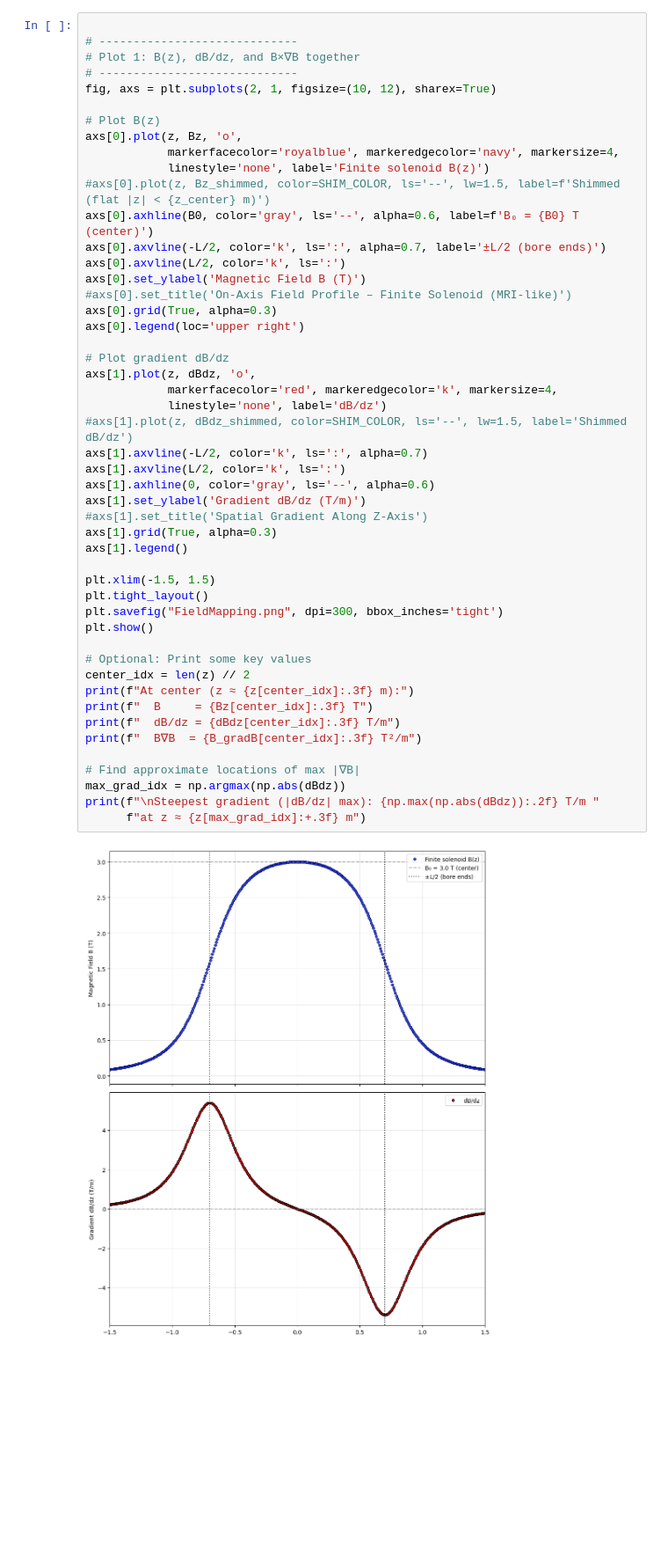
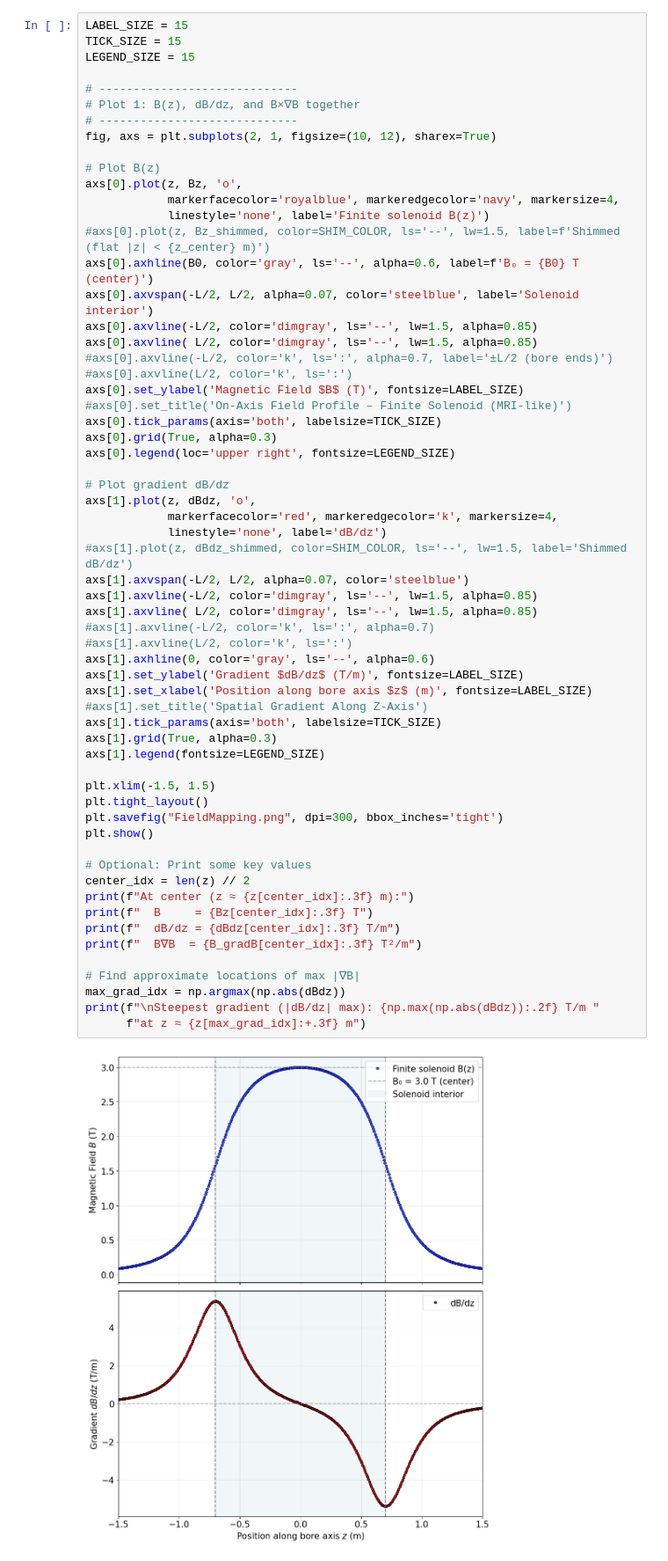
Before and after one commit to Zslw/mri-translational-force-n-torque-analysis, a Jupyter notebook: JupyterLab/BfieldSIM/FieldMapping.ipynb, the cells around one changed output. Shown at 88% size. Saved outputs shown, nothing was run; the diff lists cells and outputs as text; blank space fills up the shorter version.

```diff
--- a/JupyterLab/BfieldSIM/FieldMapping.ipynb
+++ b/JupyterLab/BfieldSIM/FieldMapping.ipynb
@@ -42,6 +42,9 @@ B_gradB_shimmed = Bz_shimmed * dBdz_shimmed
 
 SHIM_COLOR='orange'
 # %%
+LABEL_SIZE = 15
+TICK_SIZE = 15
+LEGEND_SIZE = 15
 
 # -----------------------------
 # Plot 1: B(z), dB/dz, and B×∇B together
@@ -54,44 +57,53 @@ axs[0].plot(z, Bz, 'o',
             linestyle='none', label='Finite solenoid B(z)')
 #axs[0].plot(z, Bz_shimmed, color=SHIM_COLOR, ls='--', lw=1.5, label=f'Shimmed (flat |z| < {z_center} m)')
 axs[0].axhline(B0, color='gray', ls='--', alpha=0.6, label=f'B₀ = {B0} T (center)')
-axs[0].axvline(-L/2, color='k', ls=':', alpha=0.7, label='±L/2 (bore ends)')
-axs[0].axvline(L/2, color='k', ls=':')
-axs[0].set_ylabel('Magnetic Field B (T)')
+axs[0].axvspan(-L/2, L/2, alpha=0.07, color='steelblue', label='Solenoid interior')
+axs[0].axvline(-L/2, color='dimgray', ls='--', lw=1.5, alpha=0.85)
+axs[0].axvline( L/2, color='dimgray', ls='--', lw=1.5, alpha=0.85)
+#axs[0].axvline(-L/2, color='k', ls=':', alpha=0.7, label='±L/2 (bore ends)')
+#axs[0].axvline(L/2, color='k', ls=':')
+axs[0].set_ylabel('Magnetic Field $B$ (T)', fontsize=LABEL_SIZE)
 #axs[0].set_title('On-Axis Field Profile – Finite Solenoid (MRI-like)')
+axs[0].tick_params(axis='both', labelsize=TICK_SIZE)
 axs[0].grid(True, alpha=0.3)
-axs[0].legend(loc='upper right')
+axs[0].legend(loc='upper right', fontsize=LEGEND_SIZE)
 
 # Plot gradient dB/dz
 axs[1].plot(z, dBdz, 'o',
             markerfacecolor='red', markeredgecolor='k', markersize=4,
             linestyle='none', label='dB/dz')
 #axs[1].plot(z, dBdz_shimmed, color=SHIM_COLOR, ls='--', lw=1.5, label='Shimmed dB/dz')
-axs[1].axvline(-L/2, color='k', ls=':', alpha=0.7)
-axs[1].axvline(L/2, color='k', ls=':')
+axs[1].axvspan(-L/2, L/2, alpha=0.07, color='steelblue')
+axs[1].axvline(-L/2, color='dimgray', ls='--', lw=1.5, alpha=0.85)
+axs[1].axvline( L/2, color='dimgray', ls='--', lw=1.5, alpha=0.85)
+#axs[1].axvline(-L/2, color='k', ls=':', alpha=0.7)
+#axs[1].axvline(L/2, color='k', ls=':')
 axs[1].axhline(0, color='gray', ls='--', alpha=0.6)
-axs[1].set_ylabel('Gradient dB/dz (T/m)')
+axs[1].set_ylabel('Gradient $dB/dz$ (T/m)', fontsize=LABEL_SIZE)
+axs[1].set_xlabel('Position along bore axis $z$ (m)', fontsize=LABEL_SIZE)
 #axs[1].set_title('Spatial Gradient Along Z-Axis')
+axs[1].tick_params(axis='both', labelsize=TICK_SIZE)
 axs[1].grid(True, alpha=0.3)
-axs[1].legend()
+axs[1].legend(fontsize=LEGEND_SIZE)
 
 plt.xlim(-1.5, 1.5)
 plt.tight_layout()
 plt.savefig("FieldMapping.png", dpi=300, bbox_inches='tight')
 plt.show()
 
 # Optional: Print some key values
 center_idx = len(z) // 2
 print(f"At center (z ≈ {z[center_idx]:.3f} m):")
 print(f"  B     = {Bz[center_idx]:.3f} T")
 print(f"  dB/dz = {dBdz[center_idx]:.3f} T/m")
 print(f"  B∇B  = {B_gradB[center_idx]:.3f} T²/m")
 
 # Find approximate locations of max |∇B|
 max_grad_idx = np.argmax(np.abs(dBdz))
 print(f"\nSteepest gradient (|dB/dz| max): {np.max(np.abs(dBdz)):.2f} T/m "
       f"at z ≈ {z[max_grad_idx]:+.3f} m")
 # %% [output]
-[figure, old version]
+[figure, new version]
 At center (z ≈ 0.000 m):
   B     = 3.000 T
   dB/dz = 0.000 T/m
```
Also changed, not shown: 3 other files.
